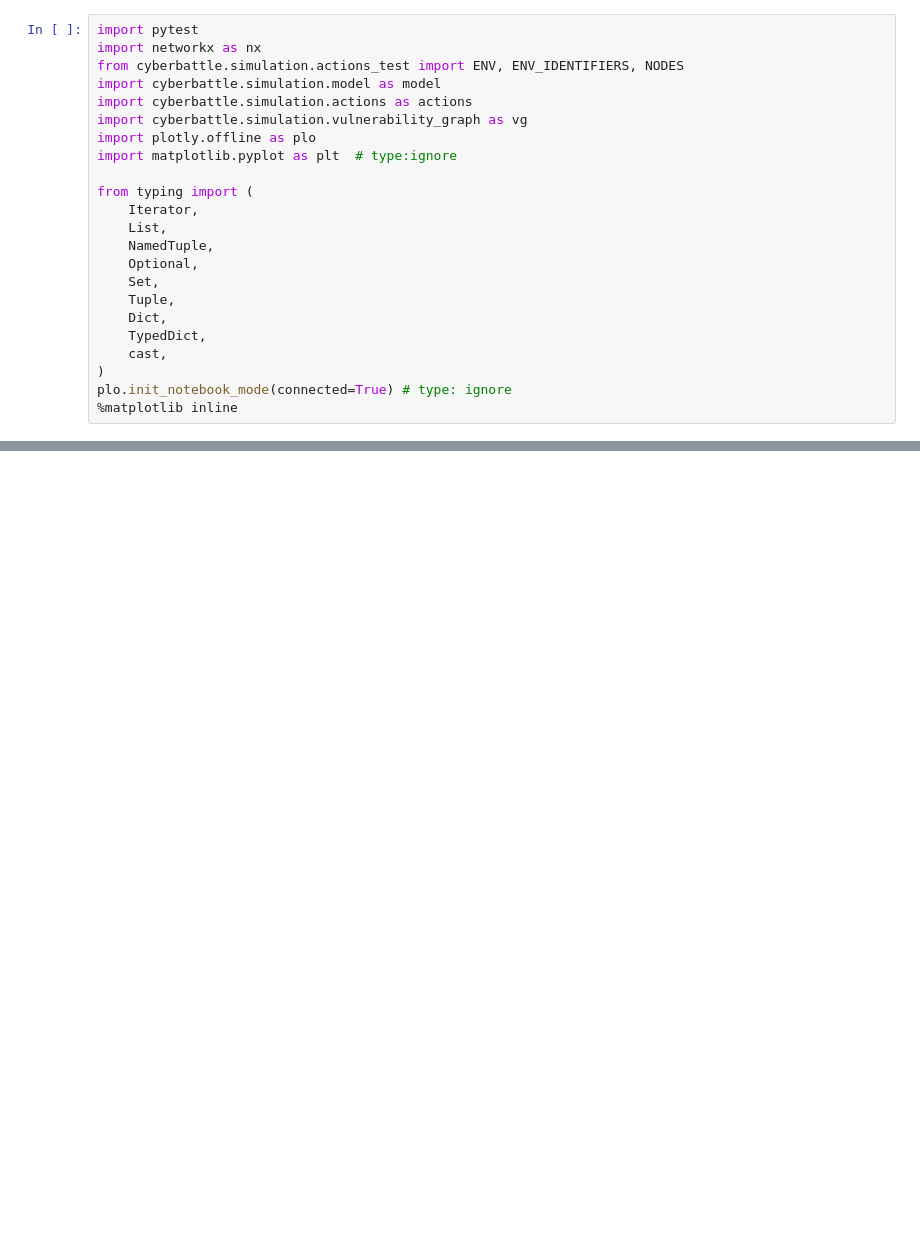
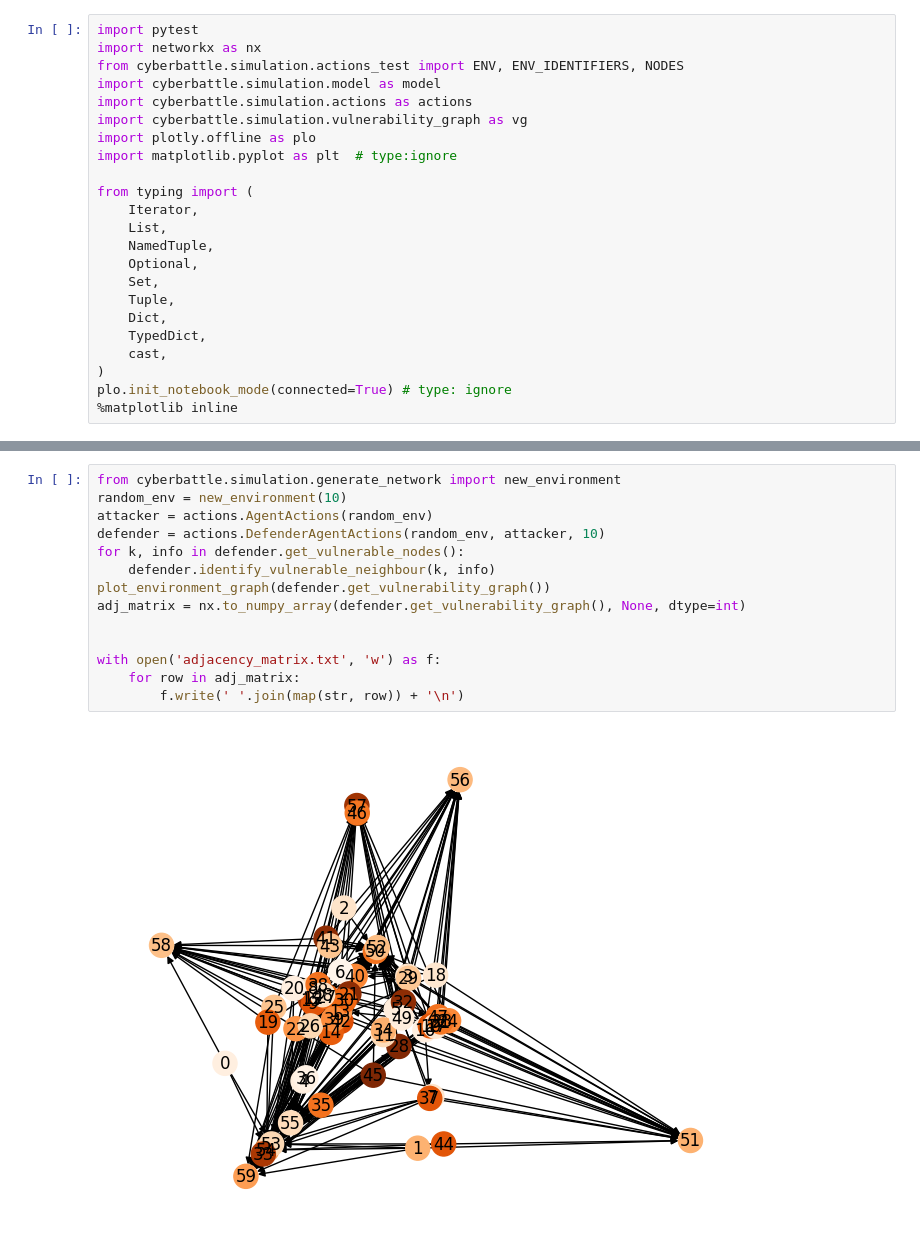
Before and after one commit to avendauz/CyberBattleSim, a Jupyter notebook: cyberbattle/simulation/vulnerability_graph_test.ipynb, the cells around one changed output, grey strips where cells are left out. Drawn from its saved outputs; the diff is of its cells as text; blank space fills up the shorter version.

Commit message:
added nodes id list in generator order

```diff
--- a/cyberbattle/simulation/vulnerability_graph_test.ipynb
+++ b/cyberbattle/simulation/vulnerability_graph_test.ipynb
@@ -61,0 +62,16 @@ True
+# %%
+from cyberbattle.simulation.generate_network import new_environment
+random_env = new_environment(10)
+attacker = actions.AgentActions(random_env)
+defender = actions.DefenderAgentActions(random_env, attacker, 10)
+for k, info in defender.get_vulnerable_nodes():
+    defender.identify_vulnerable_neighbour(k, info)
+plot_environment_graph(defender.get_vulnerability_graph())
+adj_matrix = nx.to_numpy_array(defender.get_vulnerability_graph(), None, dtype=int)
+
+
+with open('adjacency_matrix.txt', 'w') as f:
+    for row in adj_matrix:
+        f.write(' '.join(map(str, row)) + '\n')
+# %% [output]
+[figure, added]
```
Also changed, not shown: parts of 2 cells of this notebook, 4 other files.
